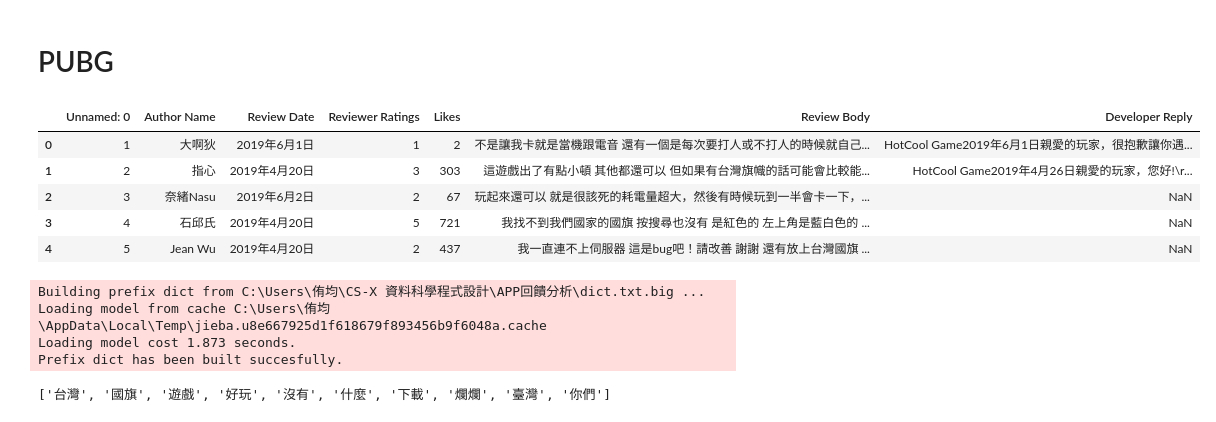
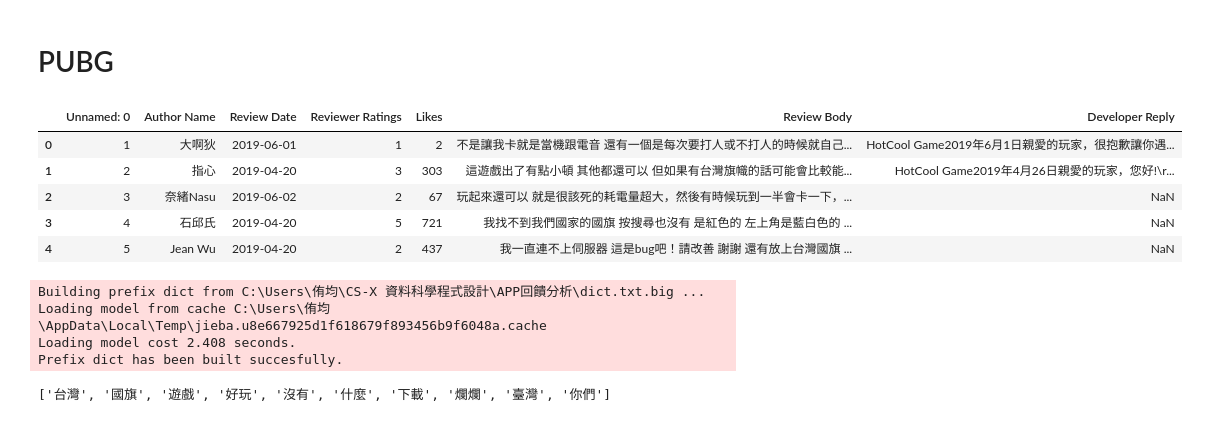
Before and after one commit to kharryyanto/107-2-NTU-CS-X-Data-Science-Programming, a Jupyter notebook: FinalProject/PUBG&AoV評論分析 (更新).ipynb, the cells around one changed output. Drawn from its saved outputs; the diff is of its cells as text; code cells hidden in the pictures.

```diff
--- a/FinalProject/PUBG&AoV評論分析 (更新).ipynb
+++ b/FinalProject/PUBG&AoV評論分析 (更新).ipynb
@@ -3,19 +3,20 @@
 # %%
 import pandas as pd
 import matplotlib.pyplot as plt
 import seaborn as sns
 sns.set()
 %matplotlib inline
 
 pubg = pd.read_csv('PUBG6667.csv')
+pubg['Review Date'] = pd.to_datetime(pubg['Review Date'], format = '%Y年%m月%d日')
 pubg.head()
 # %% [output]
 |  | Unnamed: 0 | Author Name | Review Date | Reviewer Ratings | Likes | Review Body | Developer Reply |
-| 0 | 1 | 大啊狄 | 2019年6月1日 | 1 | 2 | 不是讓我卡就是當機跟電音 還有一個是每次要打人或不打人的時候就自己... | HotCool Game2019年6月1日親愛的玩家，很抱歉讓你遇... |
-| 1 | 2 | 指心 | 2019年4月20日 | 3 | 303 | 這遊戲出了有點小頓 其他都還可以 但如果有台灣旗幟的話可能會比較能... | HotCool Game2019年4月26日親愛的玩家，您好!\r... |
-| 2 | 3 | 奈緒Nasu | 2019年6月2日 | 2 | 67 | 玩起來還可以 就是很該死的耗電量超大，然後有時候玩到一半會卡一下，... | NaN |
-| 3 | 4 | 石邱氏 | 2019年4月20日 | 5 | 721 | 我找不到我們國家的國旗 按搜尋也沒有 是紅色的 左上角是藍白色的 ... | NaN |
-| 4 | 5 | Jean Wu | 2019年4月20日 | 2 | 437 | 我一直連不上伺服器 這是bug吧！請改善 謝謝 還有放上台灣國旗 ... | NaN |
+| 0 | 1 | 大啊狄 | 2019-06-01 | 1 | 2 | 不是讓我卡就是當機跟電音 還有一個是每次要打人或不打人的時候就自己... | HotCool Game2019年6月1日親愛的玩家，很抱歉讓你遇... |
+| 1 | 2 | 指心 | 2019-04-20 | 3 | 303 | 這遊戲出了有點小頓 其他都還可以 但如果有台灣旗幟的話可能會比較能... | HotCool Game2019年4月26日親愛的玩家，您好!\r... |
+| 2 | 3 | 奈緒Nasu | 2019-06-02 | 2 | 67 | 玩起來還可以 就是很該死的耗電量超大，然後有時候玩到一半會卡一下，... | NaN |
+| 3 | 4 | 石邱氏 | 2019-04-20 | 5 | 721 | 我找不到我們國家的國旗 按搜尋也沒有 是紅色的 左上角是藍白色的 ... | NaN |
+| 4 | 5 | Jean Wu | 2019-04-20 | 2 | 437 | 我一直連不上伺服器 這是bug吧！請改善 謝謝 還有放上台灣國旗 ... | NaN |
 # %%
 import jieba
 import codecs
@@ -35,7 +36,7 @@ for i in range(len(pubg)):
 # %% [output]
 Building prefix dict from C:\Users\侑均\CS-X 資料科學程式設計\APP回饋分析\dict.txt.big ...
 Loading model from cache C:\Users\侑均\AppData\Local\Temp\jieba.u8e667925d1f618679f893456b9f6048a.cache
-Loading model cost 1.873 seconds.
+Loading model cost 2.408 seconds.
 Prefix dict has been built succesfully.
 # %%
 import jieba.analyse
```
Also changed, not shown: parts of 6 cells of this notebook.
